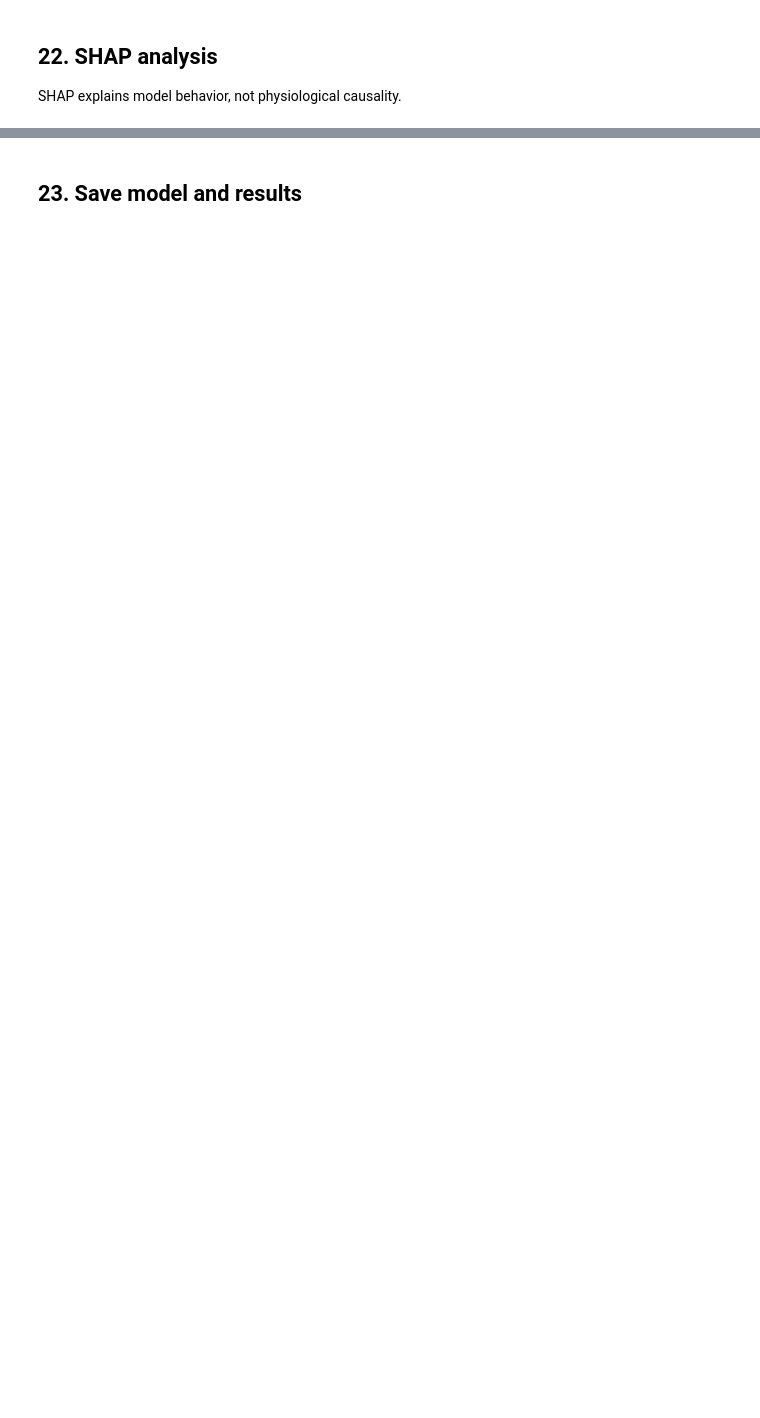
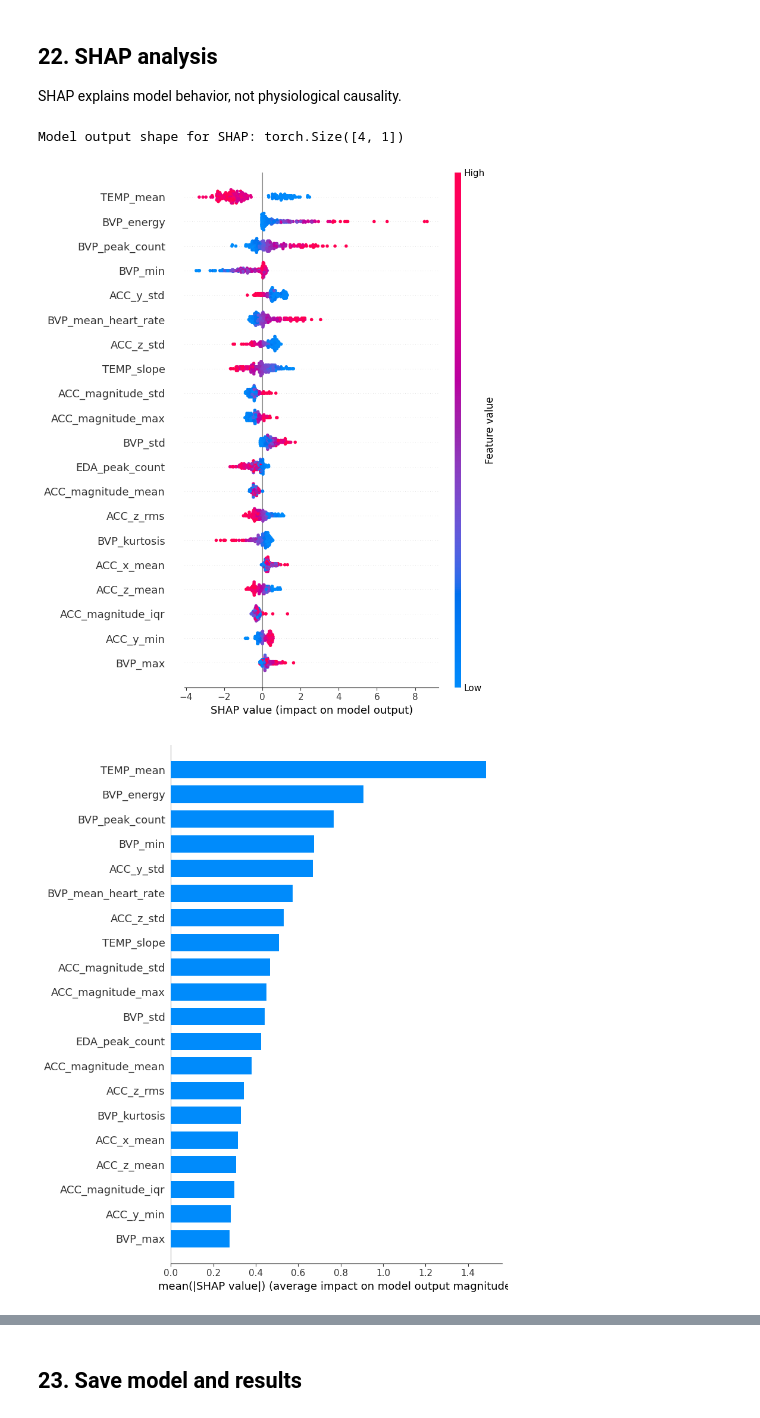
Before and after one commit to dounia1230/wesad_stress_project, a Jupyter notebook: notebooks/02_mlp.ipynb, the cells around one changed output, grey strips where cells are left out. Cells and saved outputs as stored; diff of their text form; code cells hidden in the pictures; blank space fills up the shorter version.

Commit message:
Document WESAD stress workflow

```diff
--- a/notebooks/02_mlp.ipynb
+++ b/notebooks/02_mlp.ipynb
@@ -260,7 +326,16 @@ unweighted_history.tail()
 # %% [markdown]
 ## 16. Train with class weights
 # %%
-set_seed(42)
+import importlib
+import src.config as config
+
+importlib.reload(config)
+LEARNING_RATE = config.LEARNING_RATE
+WEIGHT_DECAY = config.WEIGHT_DECAY
+MAX_EPOCHS = config.MAX_EPOCHS
+PATIENCE = config.PATIENCE
+
+set_seed(RANDOM_SEED)
 model = MLPClassifier(input_dim=X_train.shape[1]).to(device)
 pos_weight = pos_weight_from_labels(y_train, device)
 criterion = torch.nn.BCEWithLogitsLoss(pos_weight=pos_weight)
@@ -306,6 +388,8 @@ validation_variant_comparison = pd.DataFrame(
             "best_epoch": unweighted_best_epoch,
             "threshold": unweighted_threshold,
             "macro_f1": unweighted_validation_metrics["macro_f1"],
+            "weighted_f1": unweighted_validation_metrics["weighted_f1"],
+            "stress_precision": unweighted_validation_metrics["stress_precision"],
             "stress_recall": unweighted_validation_metrics["stress_recall"],
             "average_precision": unweighted_validation_metrics["average_precision"],
         },
@@ -314,6 +398,8 @@ validation_variant_comparison = pd.DataFrame(
             "best_epoch": weighted_best_epoch,
             "threshold": weighted_threshold,
             "macro_f1": weighted_validation_metrics["macro_f1"],
+            "weighted_f1": weighted_validation_metrics["weighted_f1"],
+            "stress_precision": weighted_validation_metrics["stress_precision"],
             "stress_recall": weighted_validation_metrics["stress_recall"],
             "average_precision": weighted_validation_metrics["average_precision"],
         },
@@ -328,7 +414,7 @@ if weighted_validation_metrics["macro_f1"] >= unweighted_validation_metrics["mac
     selected_validation_probabilities = weighted_validation_probabilities
     selected_validation_true = weighted_validation_true
     selected_validation_metrics = weighted_validation_metrics
-    selected_imbalance_method = "class_weight"
+    selected_method = "class_weight"
     selected_best_epoch = weighted_best_epoch
     selected_training_summary = weighted_training_summary
 else:
@@ -338,7 +424,7 @@ else:
     selected_validation_probabilities = unweighted_validation_probabilities
     selected_validation_true = unweighted_validation_true
     selected_validation_metrics = unweighted_validation_metrics
-    selected_imbalance_method = "no_correction"
+    selected_method = "no_correction"
     selected_best_epoch = unweighted_best_epoch
     selected_training_summary = unweighted_training_summary
 
@@ -349,9 +435,9 @@ validation_probabilities = selected_validation_probabilities
 validation_true = selected_validation_true
 validation_metrics = {
     **selected_validation_metrics,
-    "selected_imbalance_method": selected_imbalance_method,
+    "selected_imbalance_method": selected_method,
     "best_validation_epoch": selected_best_epoch,
     "variant_comparison": validation_variant_comparison.to_dict(orient="records"),
 }
 
-threshold, selected_imbalance_method, validation_metrics
+threshold, selected_method, validation_metrics
@@ -401,34 +528,50 @@ SHAP explains model behavior, not physiological causality.
 # %%
 try:
     import shap
+
+    shap_dir = PROJECT_ROOT / "reports" / "figures" / "shap"
+    shap_dir.mkdir(parents=True, exist_ok=True)
 
     model.eval()
     shap_model = model.to("cpu")
     background = X_train[: min(100, len(X_train))]
     explain_count = min(200, len(X_validation))
     samples = X_validation[:explain_count]
 
     with torch.no_grad():
         print("Model output shape for SHAP:", shap_model(background[:4]).shape)
 
     explainer = shap.DeepExplainer(shap_model, background)
     shap_values = explainer.shap_values(samples)
     values = shap_values[0] if isinstance(shap_values, list) else shap_values
     values = np.asarray(values).squeeze()
 
-    shap.summary_plot(values, samples.numpy(), feature_names=feature_columns, show=True)
-    shap.summary_plot(values, samples.numpy(), feature_names=feature_columns, plot_type="bar", show=True)
+    shap.summary_plot(values, samples.numpy(), feature_names=feature_columns, show=False)
+    plt.tight_layout()
+    plt.savefig(shap_dir / "mlp_shap_summary.png", dpi=200, bbox_inches="tight")
+    plt.show()
+
+    shap.summary_plot(values, samples.numpy(), feature_names=feature_columns, plot_type="bar", show=False)
+    plt.tight_layout()
+    plt.savefig(shap_dir / "mlp_shap_bar.png", dpi=200, bbox_inches="tight")
+    plt.show()
 
     probs = validation_probabilities[:explain_count]
-    for title, index in [("highest stress-score example", int(np.argmax(probs))), ("lowest stress-score example", int(np.argmin(probs)))]:
+    for title, index in [("highest_stress_score", int(np.argmax(probs))), ("lowest_stress_score", int(np.argmin(probs)))]:
         explanation = shap.Explanation(
             values=values[index],
             base_values=np.asarray(explainer.expected_value).reshape(-1)[0],
             data=samples[index].numpy(),
             feature_names=feature_columns,
         )
-        shap.plots.waterfall(explanation, max_display=15, show=True)
+        shap.plots.waterfall(explanation, max_display=15, show=False)
+        plt.savefig(shap_dir / f"mlp_shap_waterfall_{title}.png", dpi=200, bbox_inches="tight")
+        plt.show()
 
     model.to(device)
 except ImportError:
     print("Install shap to run SHAP explanations: pip install shap")
+# %% [output]
+Model output shape for SHAP: torch.Size([4, 1])
+[figure, added]
+[figure, added]
```
Also changed, not shown: parts of 19 cells of this notebook, 23 other files.
